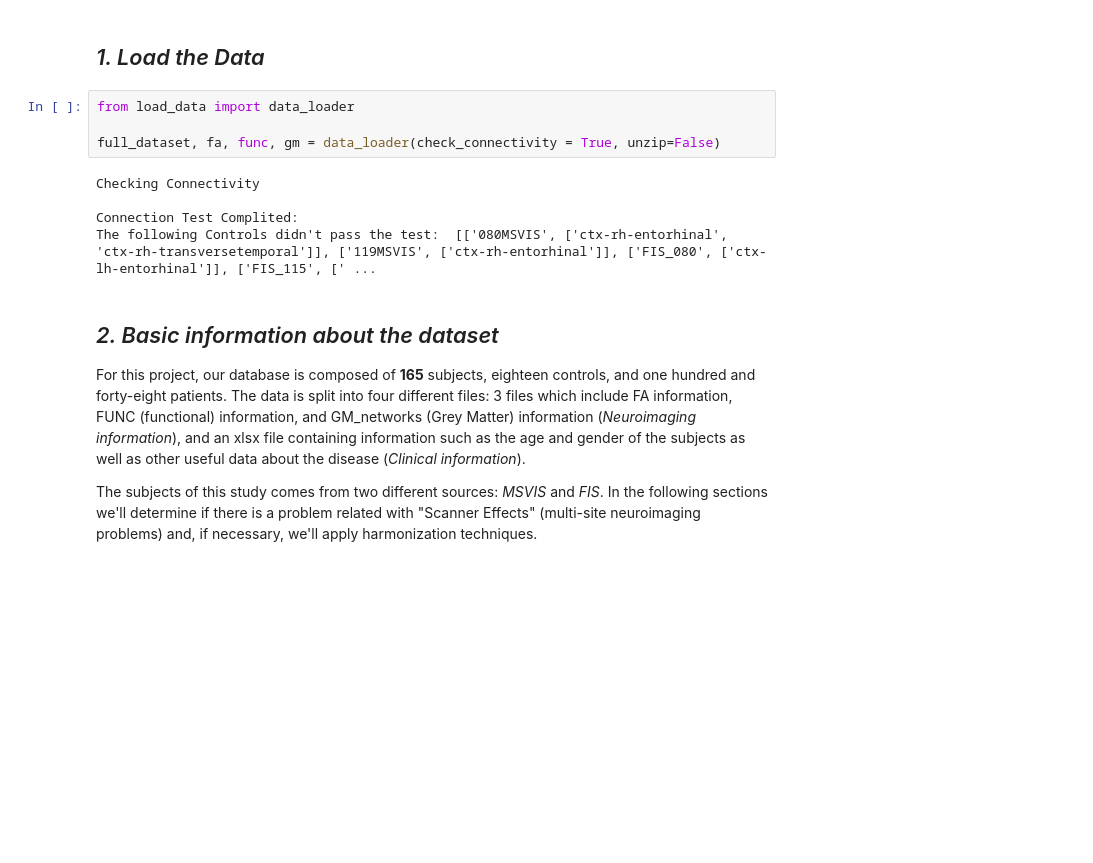
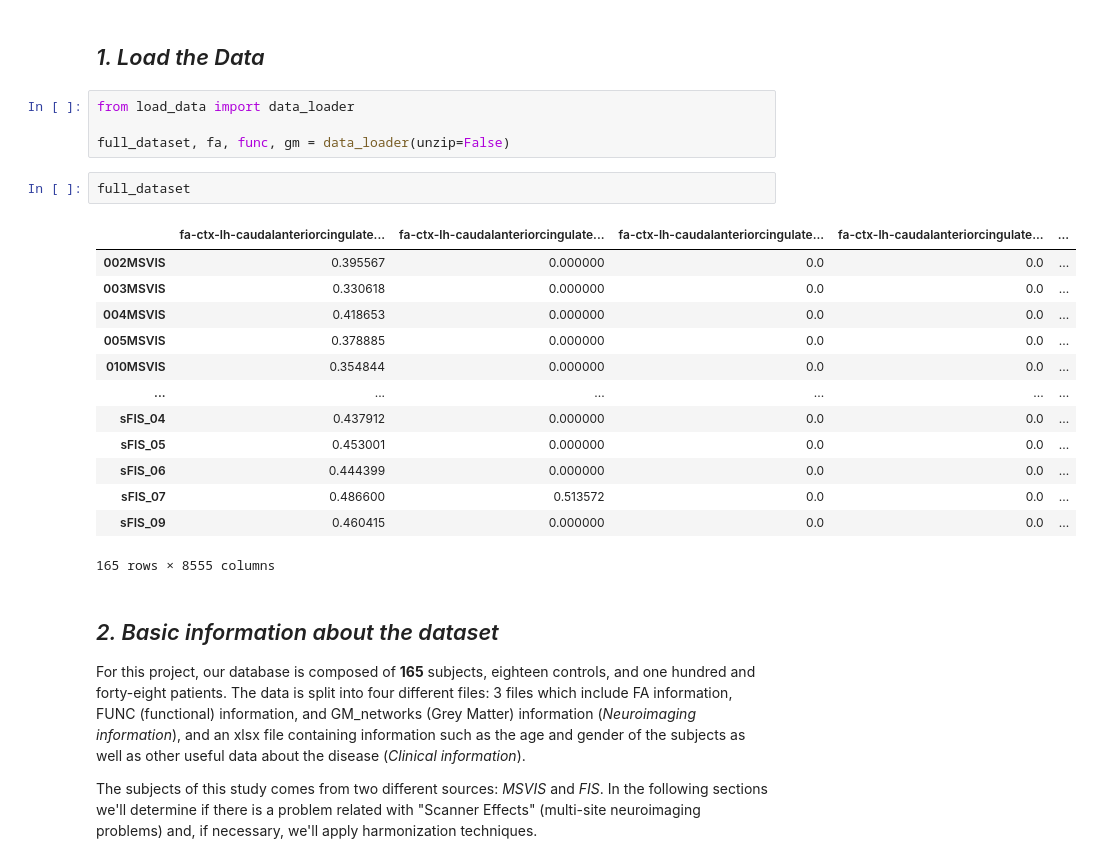
Before and after one commit to FrancescVP/Capstone_Project, a Jupyter notebook: Francesc/Harmonization.ipynb, the cells around one changed output. Cells and saved outputs as stored; diff of their text form; blank space fills up the shorter version.

```diff
--- a/Francesc/Harmonization.ipynb
+++ b/Francesc/Harmonization.ipynb
@@ -13,12 +13,23 @@ Fortunately, some research has been done through this topic. The procediments in
 # %%
 from load_data import data_loader
 
-full_dataset, fa, func, gm = data_loader(check_connectivity = True, unzip=False)
+full_dataset, fa, func, gm = data_loader(unzip=False)
-# %% [output]
-Checking Connectivity
-
-Connection Test Complited:
-The following Controls didn't pass the test:  [['080MSVIS', ['ctx-rh-entorhinal', 'ctx-rh-transversetemporal']], ['119MSVIS', ['ctx-rh-entorhinal']], ['FIS_080', ['ctx-lh-entorhinal']], ['FIS_115', [' ...
+# %%
+full_dataset
+# %% [output]
+|  | fa-ctx-lh-caudalanteriorcingulate... | fa-ctx-lh-caudalanteriorcingulate... | fa-ctx-lh-caudalanteriorcingulate... | fa-ctx-lh-caudalanteriorcingulate... | ... |
+| 002MSVIS | 0.395567 | 0.000000 | 0.0 | 0.0 | ... |
+| 003MSVIS | 0.330618 | 0.000000 | 0.0 | 0.0 | ... |
+| 004MSVIS | 0.418653 | 0.000000 | 0.0 | 0.0 | ... |
+| 005MSVIS | 0.378885 | 0.000000 | 0.0 | 0.0 | ... |
+| 010MSVIS | 0.354844 | 0.000000 | 0.0 | 0.0 | ... |
+| ... | ... | ... | ... | ... | ... |
+| sFIS_04 | 0.437912 | 0.000000 | 0.0 | 0.0 | ... |
+| sFIS_05 | 0.453001 | 0.000000 | 0.0 | 0.0 | ... |
+| sFIS_06 | 0.444399 | 0.000000 | 0.0 | 0.0 | ... |
+| sFIS_07 | 0.486600 | 0.513572 | 0.0 | 0.0 | ... |
+| sFIS_09 | 0.460415 | 0.000000 | 0.0 | 0.0 | ... |
+165 rows × 8555 columns
 # %% [markdown]
 ## *2. Basic information about the dataset*
 
```
Also changed, not shown: parts of 21 cells of this notebook, 4 other files.
